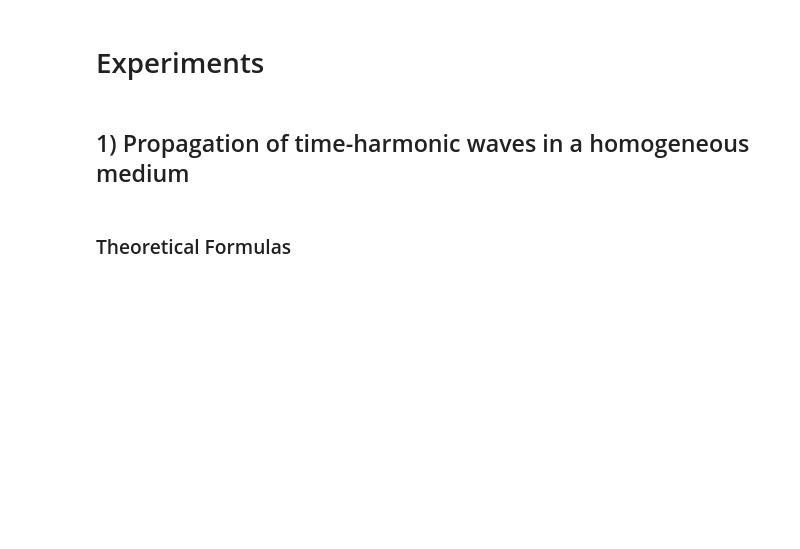
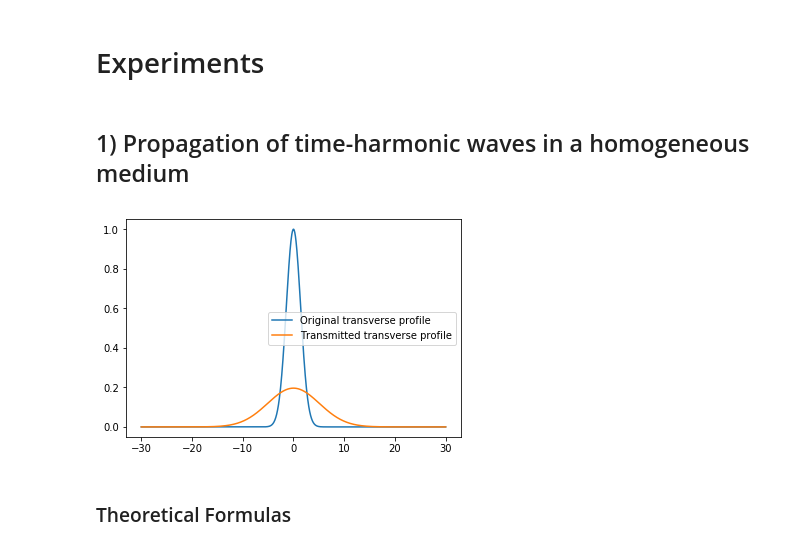
Before and after one commit to ClementLalanne/projet-garnier, a Jupyter notebook: Experiments.ipynb, the cells around one changed output. Drawn from its saved outputs; the diff is of its cells as text; code cells hidden in the pictures; blank space fills up the shorter version.

```diff
--- a/Experiments.ipynb
+++ b/Experiments.ipynb
@@ -119,9 +121,12 @@ Phi0 = np.exp(-(points / r0)**2)
 # %%
 Phit = D(Phi0, L, k)
 # %%
-plt.plot(points, Phi0)
-plt.plot(points, np.absolute(Phit)**2)
+plt.plot(points, Phi0, label='Original transverse profile')
+plt.plot(points, np.absolute(Phit)**2, label='Transmitted transverse profile')
+plt.legend()
 plt.show()
+# %% [output]
+[figure, added]
 # %% [markdown]
 ### Theoretical Formulas
 # %%
```
Also changed, not shown: parts of 14 cells of this notebook.
